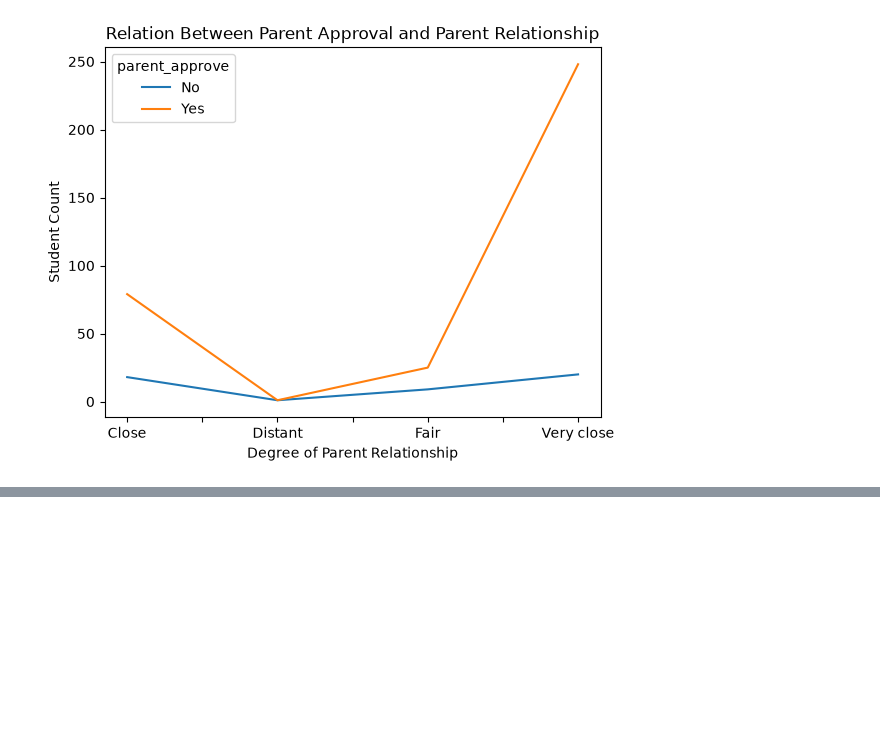
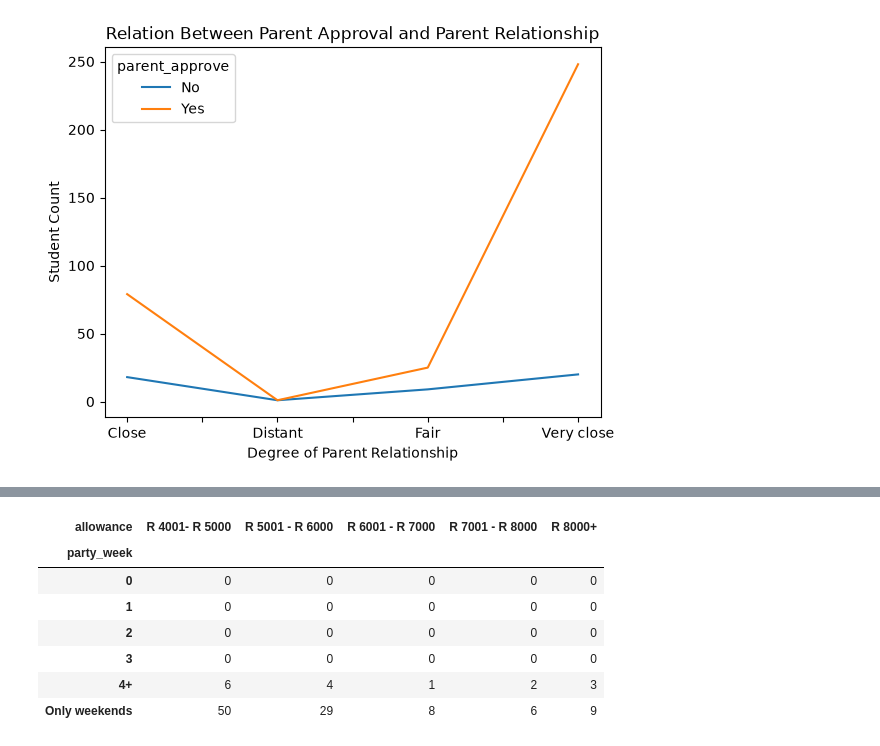
Before and after one commit to abinhyanmikha/Data-Science, a Jupyter notebook: Data preprocessing/day36/Revise.ipynb, the cells around one changed output, grey strips where cells are left out. Drawn from its saved outputs; the diff is of its cells as text; code cells hidden in the pictures; blank space fills up the shorter version.

```diff
--- a/Data preprocessing/day36/Revise.ipynb
+++ b/Data preprocessing/day36/Revise.ipynb
@@ -141,0 +193,7 @@ relation.T.plot(kind="bar")
+# %%
+table = pd.crosstab(student_df['party_week'], student_df['allowance'])
+
+table = table.reindex(
+    [0, 1, 2, 3, '4+', 'Only weekends'],
+    fill_value=0
+)
@@ -141,0 +223,11 @@ relation.T.plot(kind="bar")
+# %%
+table
+# %% [output]
+| allowance | R 4001- R 5000 | R 5001 - R 6000 | R 6001 - R 7000 | R 7001 - R 8000 | R 8000+ |
+| party_week |  |  |  |  |  |
+| 0 | 0 | 0 | 0 | 0 | 0 |
+| 1 | 0 | 0 | 0 | 0 | 0 |
+| 2 | 0 | 0 | 0 | 0 | 0 |
+| 3 | 0 | 0 | 0 | 0 | 0 |
+| 4+ | 6 | 4 | 1 | 2 | 3 |
+| Only weekends | 50 | 29 | 8 | 6 | 9 |
```
Also changed, not shown: parts of 24 cells of this notebook.
